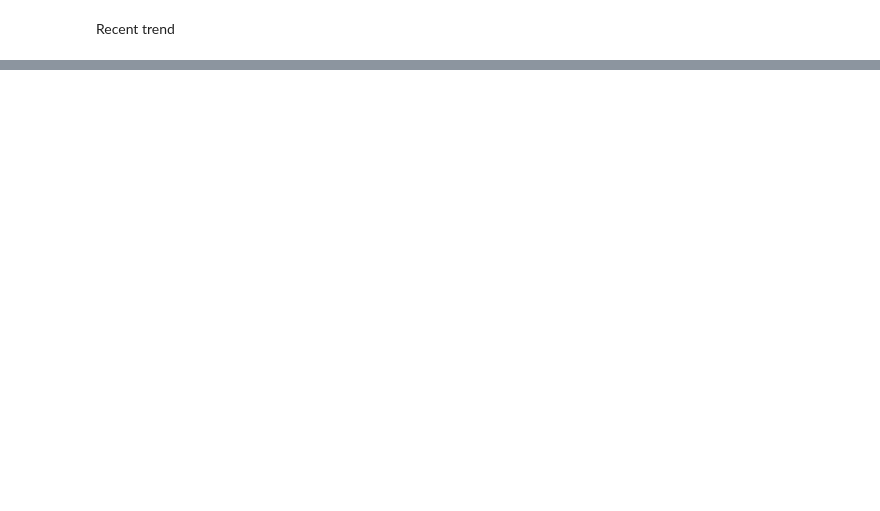
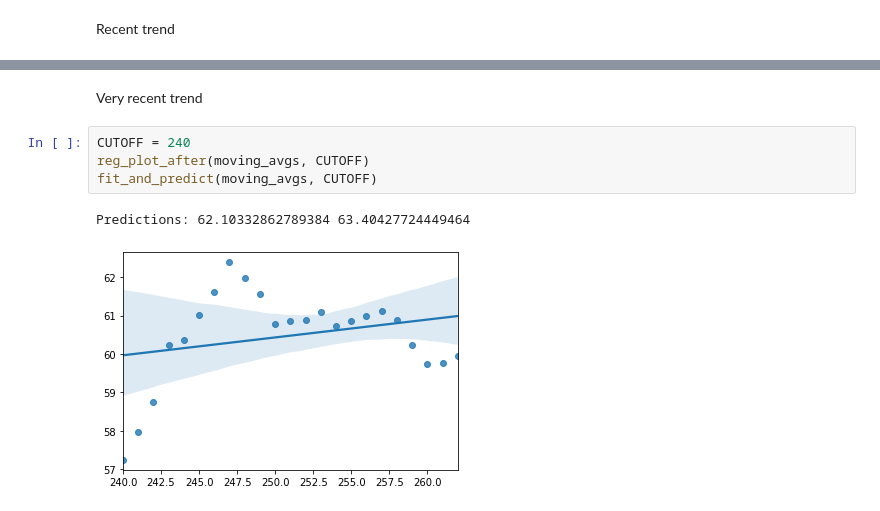
Before and after one commit to uvafan/forecasting, a Jupyter notebook: metaculus/road_to_recovery/linear_extrapolation.ipynb, the cells around one changed output, grey strips where cells are left out. Cells and saved outputs as stored; diff of their text form; blank space fills up the shorter version.

```diff
--- a/metaculus/road_to_recovery/linear_extrapolation.ipynb
+++ b/metaculus/road_to_recovery/linear_extrapolation.ipynb
@@ -99,0 +100,9 @@ Predictions: 69.21564441495323 75.92511563830676
+# %% [markdown]
+Very recent trend
+# %%
+CUTOFF = 240
+reg_plot_after(moving_avgs, CUTOFF)
+fit_and_predict(moving_avgs, CUTOFF)
+# %% [output]
+Predictions: 62.10332862789384 63.40427724449464
+[figure, added]
```
Also changed, not shown: parts of 13 cells of this notebook.
